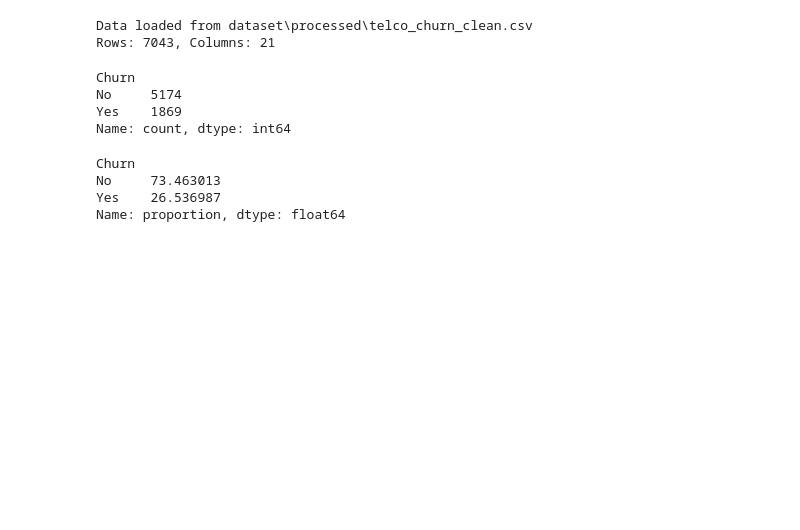
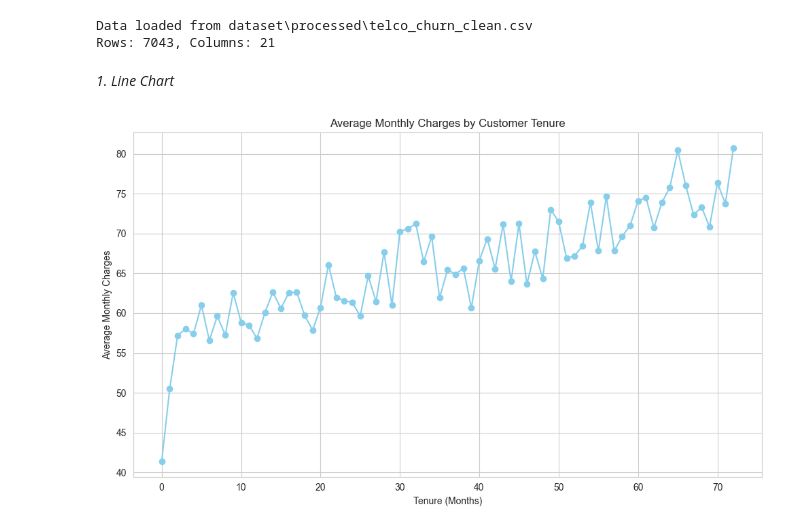
Before and after one commit to readulislamtamim/practice-customer-churn-project, a Jupyter notebook: notebooks/02_eda_viz.ipynb, the cells around one changed output. Cells and saved outputs as stored; diff of their text form; code cells hidden in the pictures; blank space fills up the shorter version.

```diff
--- a/notebooks/02_eda_viz.ipynb
+++ b/notebooks/02_eda_viz.ipynb
@@ -48,19 +48,21 @@ Rows: 7043, Columns: 21
 # %%
 sns.set_style("whitegrid")
 plt.rcParams["figure.figsize"] = (10, 6)
-# %%
-churn_count = df["Churn"].value_counts()
-churn_count
-# %% [output]
-Churn
-No     5174
-Yes    1869
-Name: count, dtype: int64
-# %%
-churn_percent = df["Churn"].value_counts(normalize=True) * 100
-churn_percent
-# %% [output]
-Churn
-No     73.463013
-Yes    26.536987
-Name: proportion, dtype: float64
+# %% [markdown]
+*1. Line Chart*
+# %%
+grouped_tenure = df.groupby("tenure")
+mean_charges_by_tenure = grouped_tenure["MonthlyCharges"].mean()
+line_data = mean_charges_by_tenure.reset_index()
+
+plt.plot(line_data["tenure"], line_data["MonthlyCharges"], color = "skyblue", marker = "o")
+plt.title("Average Monthly Charges by Customer Tenure")
+plt.xlabel("Tenure (Months)")
+plt.ylabel("Average Monthly Charges")
+
+plt.tight_layout()
+plt.savefig(os.path.join("outputs", "visualization", "line_chart.png"))
+
+plt.show()
+# %% [output]
+[figure, added]
```
Also changed, not shown: parts of 4 cells of this notebook, 9 other files.
